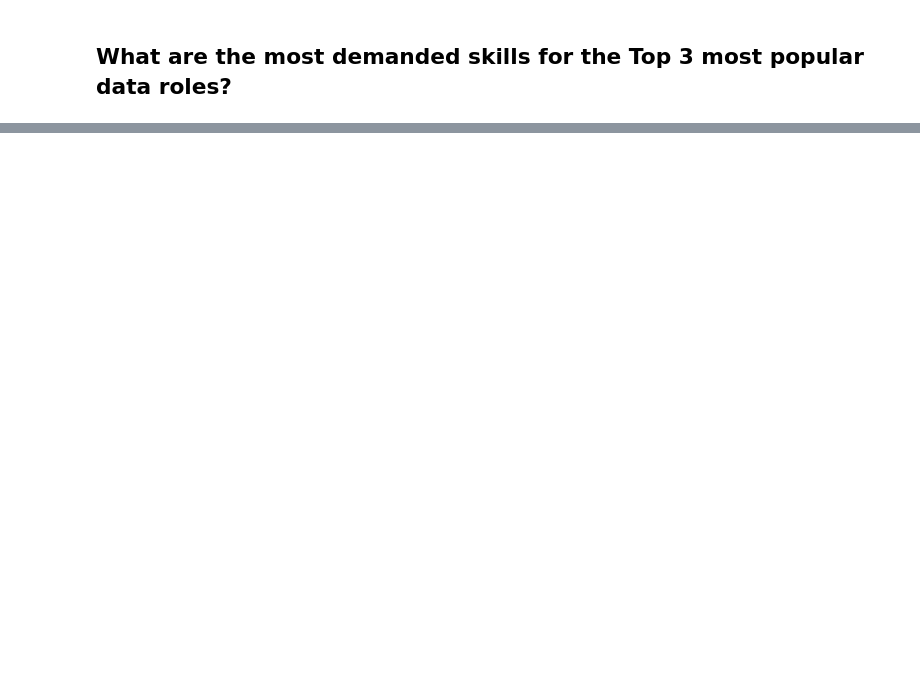
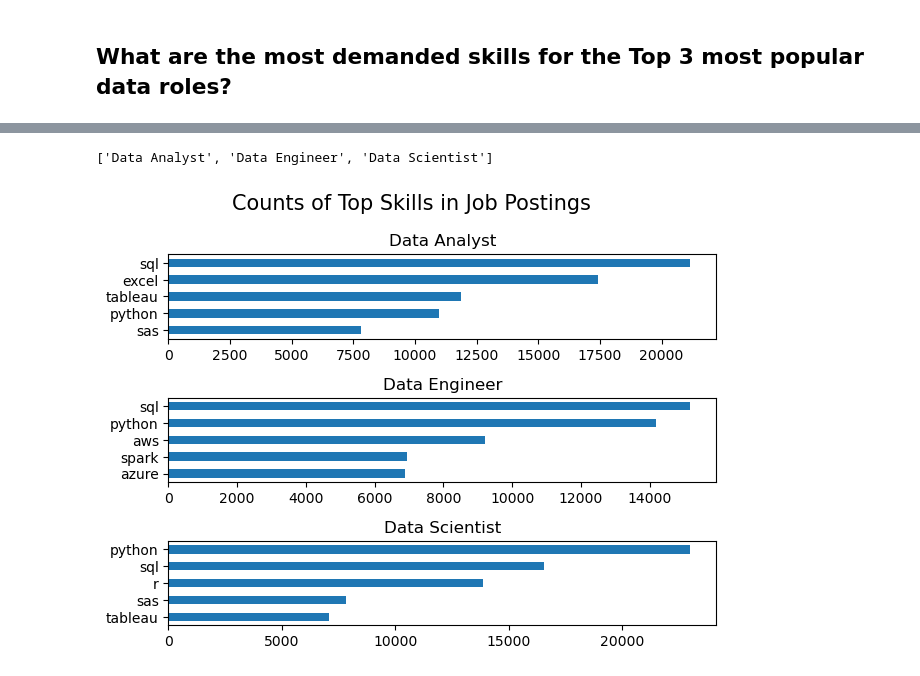
Before and after one commit to Zephyr417/Data-Job-Market-Analysis, a Jupyter notebook: Project/2_Skills_Counting.ipynb, the cells around one changed output, grey strips where cells are left out. Cells and saved outputs as stored; diff of their text form; code cells hidden in the pictures; blank space fills up the shorter version.

Commit message:
skills_count

```diff
--- a/Project/2_Skills_Counting.ipynb
+++ b/Project/2_Skills_Counting.ipynb
@@ -34,0 +19,3 @@ df_clean
+# %%
+df_US = df_clean[df_clean['job_country']=='United States']
+df_skills = df_US.explode('job_skills')
@@ -34,0 +38,7 @@ df_clean
+# %%
+df_skills_count = df_skills.groupby(['job_skills', 'job_title_short']).size()
+df_skills_count = df_skills_count.reset_index(name='skill_count')
+
+df_skills_count = df_skills_count.sort_values(by='skill_count', ascending=False)
+
+df_skills_count
@@ -34,0 +59,18 @@ df_clean
+# %%
+Top_3 = sorted(df_skills.value_counts('job_title_short').head(3).index.to_list())
+Top_3
+# %% [output]
+['Data Analyst', 'Data Engineer', 'Data Scientist']
+# %%
+fig, ax = plt.subplots(len(Top_3),1)
+for i, title in enumerate(Top_3):
+    skills = df_skills_count[df_skills_count['job_title_short']==title].head(5)
+    skills.plot(kind='barh', ax=ax[i], x='job_skills', y='skill_count', title=title)
+    ax[i].legend().set_visible(False)
+    ax[i].invert_yaxis()
+    ax[i].set_ylabel("")
+
+fig.suptitle('Counts of Top Skills in Job Postings', fontsize=15)
+fig.tight_layout()
+# %% [output]
+[figure, added]
```
Also changed, not shown: parts of 6 cells of this notebook.
